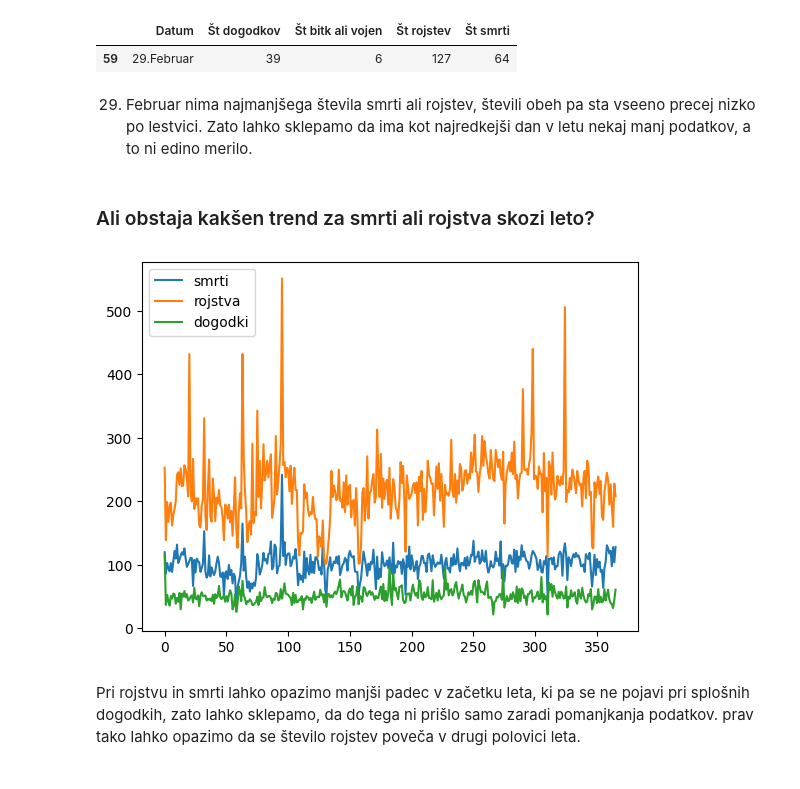
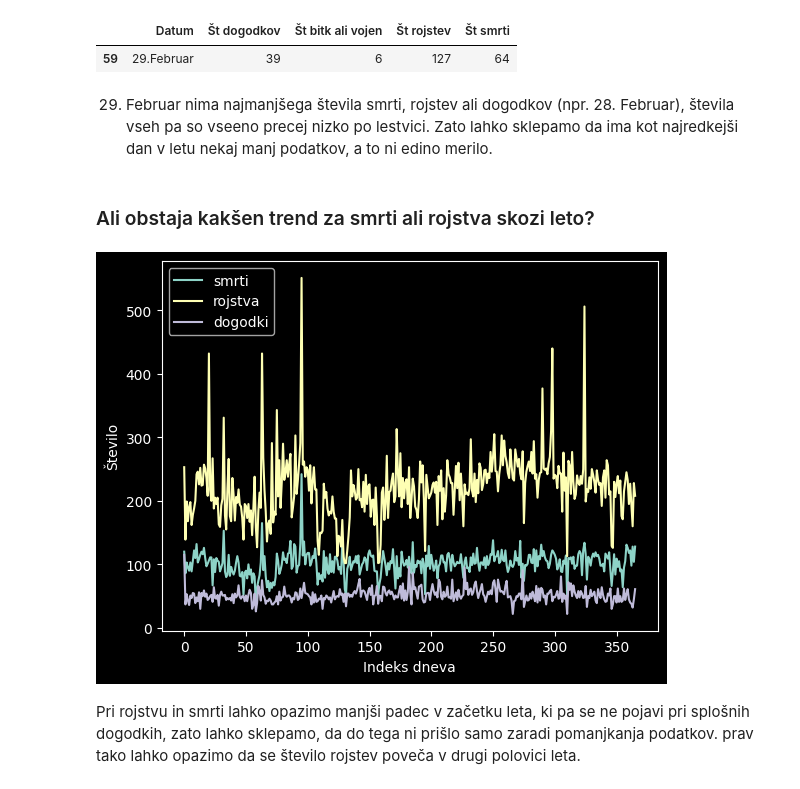
Before and after one commit to zivaheg/projektnaUVP, a Jupyter notebook: analiza.ipynb, the cells around one changed output. Drawn from its saved outputs; the diff is of its cells as text; code cells hidden in the pictures.

```diff
--- a/analiza.ipynb
+++ b/analiza.ipynb
@@ -11,6 +11,8 @@ Za ogled podatkov rabiš pognati želena okenca s kodo.
 če je življenjska doba 404, pomeni da vsaj ena od vrednosti ni bila podana.
 # %%
 import pandas as pd
+import matplotlib.pyplot as plt
+plt.style.use("dark_background")
 
 pd.set_option("display.max_rows", 10)
 OSEBE = pd.read_csv("dat_oseb.csv")
@@ -94,18 +96,18 @@ ST_PODATKOV[filter]
 |  | Datum | Št dogodkov | Št bitk ali vojen | Št rojstev | Št smrti |
 | 59 | 29.Februar | 39 | 6 | 127 | 64 |
 # %% [markdown]
-29. Februar nima najmanjšega števila smrti ali rojstev, števili obeh pa sta vseeno precej nizko po lestvici. Zato lahko sklepamo da ima kot najredkejši dan v letu nekaj manj podatkov, a to ni edino merilo.
+29. Februar nima najmanjšega števila smrti, rojstev ali dogodkov (npr. 28. Februar), števila vseh pa so vseeno precej nizko po lestvici. Zato lahko sklepamo da ima kot najredkejši dan v letu nekaj manj podatkov, a to ni edino merilo.
 # %% [markdown]
 ### Ali obstaja kakšen trend za smrti ali rojstva skozi leto?
 # %%
 zbrani_podatki = pd.DataFrame({
    'smrti': ST_PODATKOV["Št smrti"],
    'rojstva': ST_PODATKOV["Št rojstev"],
    'dogodki': ST_PODATKOV["Št dogodkov"],
    })
-lines = zbrani_podatki.plot.line()
+lines = zbrani_podatki.plot.line(xlabel="Indeks dneva", ylabel="Število")
 # %% [output]
-[figure, old version]
+[figure, new version]
 # %% [markdown]
 Pri rojstvu in smrti lahko opazimo manjši padec v začetku leta, ki pa se ne pojavi pri splošnih dogodkih, zato lahko sklepamo, da do tega ni prišlo samo zaradi pomanjkanja podatkov. prav tako lahko opazimo da se število rojstev poveča v drugi polovici leta.
 # %% [markdown]
```
Also changed, not shown: parts of 11 cells of this notebook, 2 other files.
